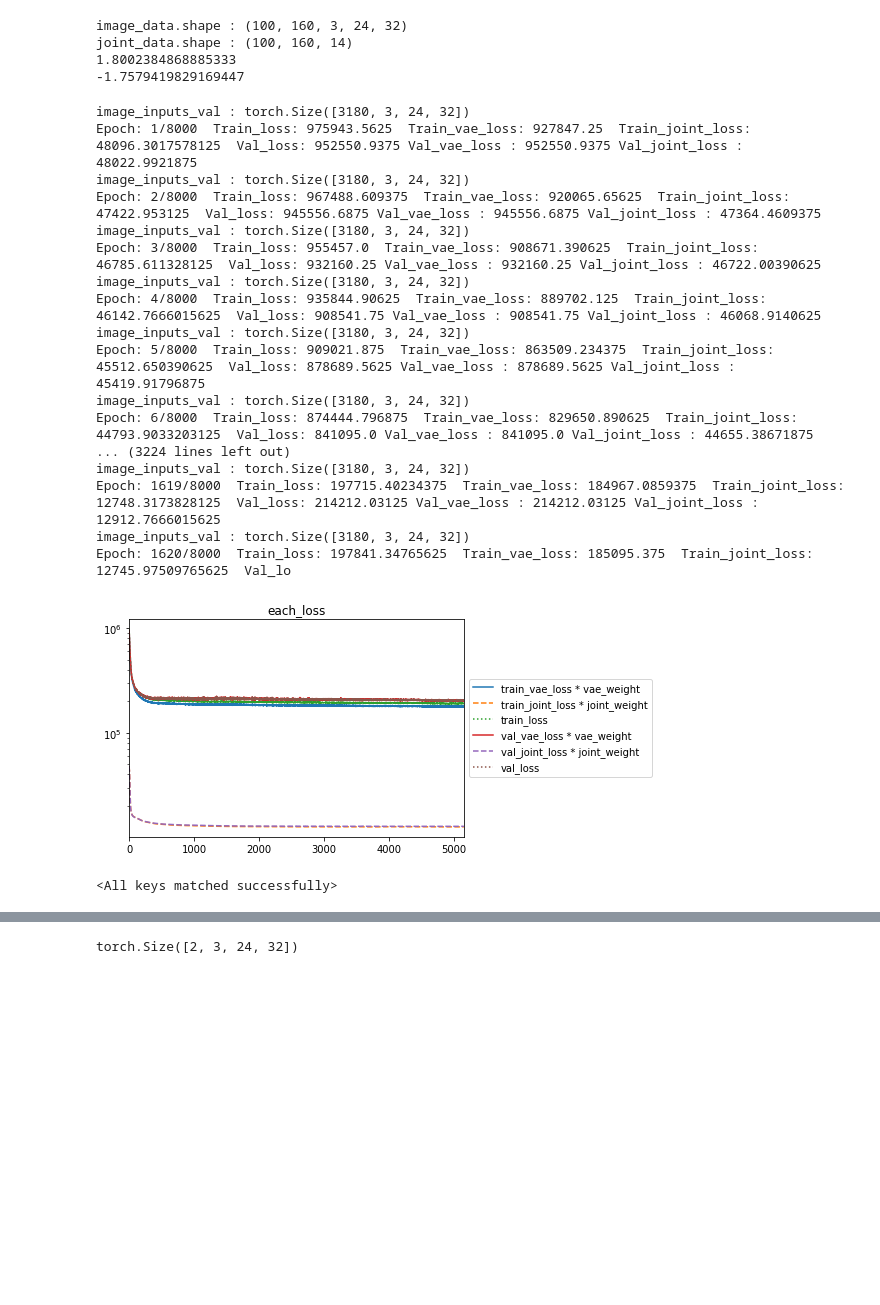
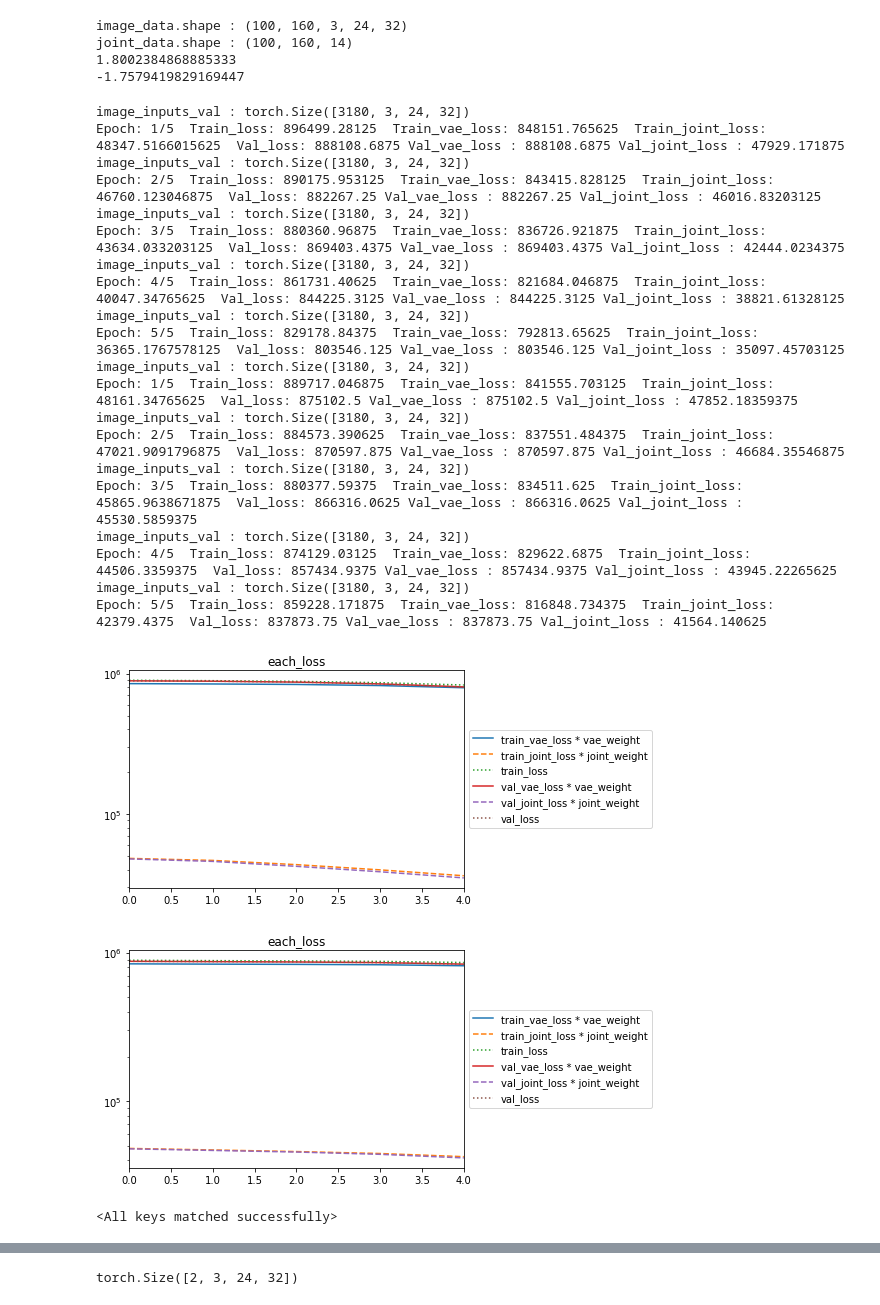
Before and after one commit to Ko-nifuramu/lab-turtorial, a Jupyter notebook: task_3/kadai3.ipynb, the cells around one changed output, grey strips where cells are left out. Cells and saved outputs as stored; diff of their text form; code cells hidden in the pictures; blank space fills up the shorter version.

```diff
--- a/task_3/kadai3.ipynb
+++ b/task_3/kadai3.ipynb
@@ -456,7 +457,7 @@ def train(model, optimizer, epochs, batch_size, lr, image_data, joint_data, loss
         if math.isnan(val_loss) and epoch>0:
             break
 
-        if epoch > 5000:
+        if epoch > 1:
             early_stopping(val_loss/len(val_dataloader), model) # 最良モデルならモデルパラメータ保存
             if early_stopping.early_stop:
                         # 一定epochだけval_lossが最低値を更新しなかった場合、ここに入り学習を終了
@@ -467,64 +468,62 @@ def train(model, optimizer, epochs, batch_size, lr, image_data, joint_data, loss
 # %%
 device = torch.device("cuda" if torch.cuda.is_available() else "cpu")
 optimizer1 = torch.optim.Adam
-optimizer2 = torch.optim.RAdam
+#optimizer2 = torch.optim.RAdam
 
 batch_size = 20
 epoch = 0
 
-# model_1 = RNN_VisionVAE(input_size=14+4, hidden_size=20, num_layer=1 ,z_dim =4 , device = device).to(device)
-# epoch = train(model=model_1, optimizer=optimizer1, epochs=8000, batch_size = batch_size,\
-#           lr=0.001, image_data=image_data, joint_data=joint_data, loss_fig_name="fromepoch5000_RNN")
-
-# path = "checkpoint.pt"
-# model = RNN_VisionVAE(input_size=14+4, hidden_size=20, num_layer=1 ,z_dim = 4, device = 'cpu')
-# model_1.load_state_dict(torch.load(path, map_location=torch.device('cpu')))
-
-# path = "learned_model/fromepoch5000_RNN.pth"
-# torch.save(model_1.to('cpu').state_dict(), path)
-
-model_2 = LSTM_VisionVAE(input_size=14+4, hidden_size=20, num_layer=1 ,z_dim =4 , device = device).to(device)
-epoch = train(model=model_2, optimizer=optimizer1, epochs=8000, batch_size = batch_size,\
-          lr=0.001, image_data=image_data, joint_data=joint_data, loss_fig_name="epoch5000_state_LSTM")
+model_1 = RNN_VisionVAE(input_size=14+4, hidden_size=40, num_layer=1 ,z_dim =4 , device = device).to(device)
+epoch = train(model=model_1, optimizer=optimizer1, epochs=5, batch_size = batch_size,\
+          lr=0.001, image_data=image_data, joint_data=joint_data, loss_fig_name="RNN")
 
 path = "checkpoint.pt"
-model = LSTM_VisionVAE(input_size=14+4, hidden_size=20, num_layer=1 ,z_dim = 4, device = 'cpu')
+model = RNN_VisionVAE(input_size=14+4, hidden_size=40, num_layer=1 ,z_dim = 4, device = 'cpu')
+model_1.load_state_dict(torch.load(path, map_location=torch.device('cpu')))
+
+path = "learned_model/RNN.pth"
+torch.save(model_1.to('cpu').state_dict(), path)
+
+model_2 = LSTM_VisionVAE(input_size=14+4, hidden_size=40, num_layer=1 ,z_dim =4 , device = device).to(device)
+epoch = train(model=model_2, optimizer=optimizer1, epochs=5, batch_size = batch_size,\
+          lr=0.001, image_data=image_data, joint_data=joint_data, loss_fig_name="LSTM")
+
+path = "checkpoint.pt"
+model = LSTM_VisionVAE(input_size=14+4, hidden_size=40, num_layer=1 ,z_dim = 4, device = 'cpu')
 model.load_state_dict(torch.load(path, map_location=torch.device('cpu')))
 
-path = "learned_model/poch5000_state_LSTM.pth"
+path = "learned_model/LSTM.pth"
 torch.save(model_2.to('cpu').state_dict(), path)
 # %% [output]
 image_inputs_val : torch.Size([3180, 3, 24, 32])
-Epoch: 1/8000  Train_loss: 975943.5625  Train_vae_loss: 927847.25  Train_joint_loss: 48096.3017578125  Val_loss: 952550.9375 Val_vae_loss : 952550.9375 Val_joint_loss : 48022.9921875
+Epoch: 1/5  Train_loss: 896499.28125  Train_vae_loss: 848151.765625  Train_joint_loss: 48347.5166015625  Val_loss: 888108.6875 Val_vae_loss : 888108.6875 Val_joint_loss : 47929.171875
 image_inputs_val : torch.Size([3180, 3, 24, 32])
-Epoch: 2/8000  Train_loss: 967488.609375  Train_vae_loss: 920065.65625  Train_joint_loss: 47422.953125  Val_loss: 945556.6875 Val_vae_loss : 945556.6875 Val_joint_loss : 47364.4609375
+Epoch: 2/5  Train_loss: 890175.953125  Train_vae_loss: 843415.828125  Train_joint_loss: 46760.123046875  Val_loss: 882267.25 Val_vae_loss : 882267.25 Val_joint_loss : 46016.83203125
 image_inputs_val : torch.Size([3180, 3, 24, 32])
-Epoch: 3/8000  Train_loss: 955457.0  Train_vae_loss: 908671.390625  Train_joint_loss: 46785.611328125  Val_loss: 932160.25 Val_vae_loss : 932160.25 Val_joint_loss : 46722.00390625
+Epoch: 3/5  Train_loss: 880360.96875  Train_vae_loss: 836726.921875  Train_joint_loss: 43634.033203125  Val_loss: 869403.4375 Val_vae_loss : 869403.4375 Val_joint_loss : 42444.0234375
 image_inputs_val : torch.Size([3180, 3, 24, 32])
-Epoch: 4/8000  Train_loss: 935844.90625  Train_vae_loss: 889702.125  Train_joint_loss: 46142.7666015625  Val_loss: 908541.75 Val_vae_loss : 908541.75 Val_joint_loss : 46068.9140625
+Epoch: 4/5  Train_loss: 861731.40625  Train_vae_loss: 821684.046875  Train_joint_loss: 40047.34765625  Val_loss: 844225.3125 Val_vae_loss : 844225.3125 Val_joint_loss : 38821.61328125
 image_inputs_val : torch.Size([3180, 3, 24, 32])
-Epoch: 5/8000  Train_loss: 909021.875  Train_vae_loss: 863509.234375  Train_joint_loss: 45512.650390625  Val_loss: 878689.5625 Val_vae_loss : 878689.5625 Val_joint_loss : 45419.91796875
+Epoch: 5/5  Train_loss: 829178.84375  Train_vae_loss: 792813.65625  Train_joint_loss: 36365.1767578125  Val_loss: 803546.125 Val_vae_loss : 803546.125 Val_joint_loss : 35097.45703125
 image_inputs_val : torch.Size([3180, 3, 24, 32])
-Epoch: 6/8000  Train_loss: 874444.796875  Train_vae_loss: 829650.890625  Train_joint_loss: 44793.9033203125  Val_loss: 841095.0 Val_vae_loss : 841095.0 Val_joint_loss : 44655.38671875
-... (3224 lines left out)
+Epoch: 1/5  Train_loss: 889717.046875  Train_vae_loss: 841555.703125  Train_joint_loss: 48161.34765625  Val_loss: 875102.5 Val_vae_loss : 875102.5 Val_joint_loss : 47852.18359375
 image_inputs_val : torch.Size([3180, 3, 24, 32])
-Epoch: 1619/8000  Train_loss: 197715.40234375  Train_vae_loss: 184967.0859375  Train_joint_loss: 12748.3173828125  Val_loss: 214212.03125 Val_vae_loss : 214212.03125 Val_joint_loss : 12912.7666015625
+Epoch: 2/5  Train_loss: 884573.390625  Train_vae_loss: 837551.484375  Train_joint_loss: 47021.9091796875  Val_loss: 870597.875 Val_vae_loss : 870597.875 Val_joint_loss : 46684.35546875
 image_inputs_val : torch.Size([3180, 3, 24, 32])
-Epoch: 1620/8000  Train_loss: 197841.34765625  Train_vae_loss: 185095.375  Train_joint_loss: 12745.97509765625  Val_lo
+Epoch: 3/5  Train_loss: 880377.59375  Train_vae_loss: 834511.625  Train_joint_loss: 45865.9638671875  Val_loss: 866316.0625 Val_vae_loss : 866316.0625 Val_joint_loss : 45530.5859375
+image_inputs_val : torch.Size([3180, 3, 24, 32])
+Epoch: 4/5  Train_loss: 874129.03125  Train_vae_loss: 829622.6875  Train_joint_loss: 44506.3359375  Val_loss: 857434.9375 Val_vae_loss : 857434.9375 Val_joint_loss : 43945.22265625
+image_inputs_val : torch.Size([3180, 3, 24, 32])
+Epoch: 5/5  Train_loss: 859228.171875  Train_vae_loss: 816848.734375  Train_joint_loss: 42379.4375  Val_loss: 837873.75 Val_vae_loss : 837873.75 Val_joint_loss : 41564.140625
-[figure, old version]
+[figure, new version]
+[figure, added]
 # %%
-path = "checkpoint.pt"
+#学習ずみモデルの読み込み
+path = "/home/igari/igari/Kadai4/learned_model/fromepoch5000_LSTM.pth"
 model = LSTM_VisionVAE(input_size=14+4, hidden_size=20, num_layer=1 ,z_dim = 4, device = 'cpu')
 model.load_state_dict(torch.load(path, map_location=torch.device('cpu')))
-
-path = "/home/igari/igari/Kadai4/learned_model/fromepoch5000_LSTM.pth"
-torch.save(model.to('cpu').state_dict(), path)
+# %% [output]
+<All keys matched successfully>
-# %%
-path = "/home/igari/igari/Kadai4/learned_model/fromepoch5000_beta1_RNN.pth"
-model = RNN_VisionVAE(input_size=14+4, hidden_size=20, num_layer=1 ,z_dim = 4, device = 'cpu')
-model.load_state_dict(torch.load(path, map_location=torch.device('cpu')))
-# %% [output]
-<All keys matched successfully>
 # %%
 #x -> (encoder) -> z_latent -> (decoder) -> y
 #16000のデータ化から、ランダムにデータxを１０個生成してx,yを比較
```
Also changed, not shown: parts of 4 cells of this notebook.
